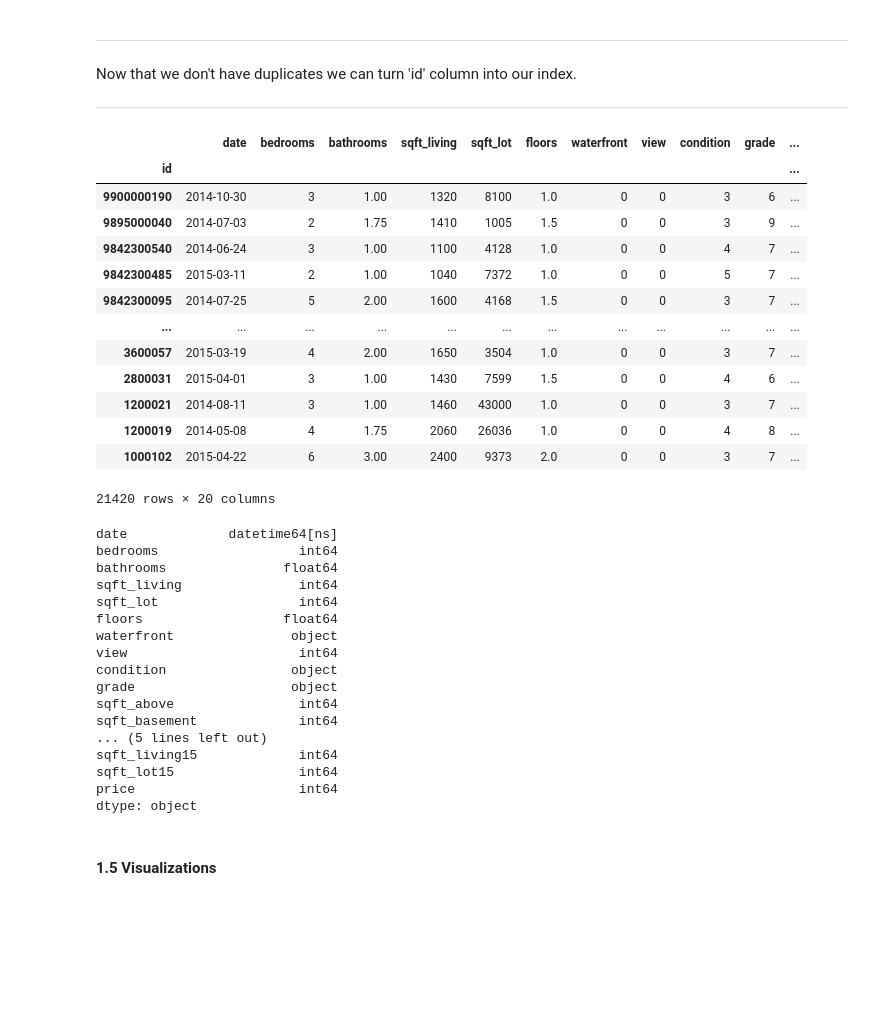
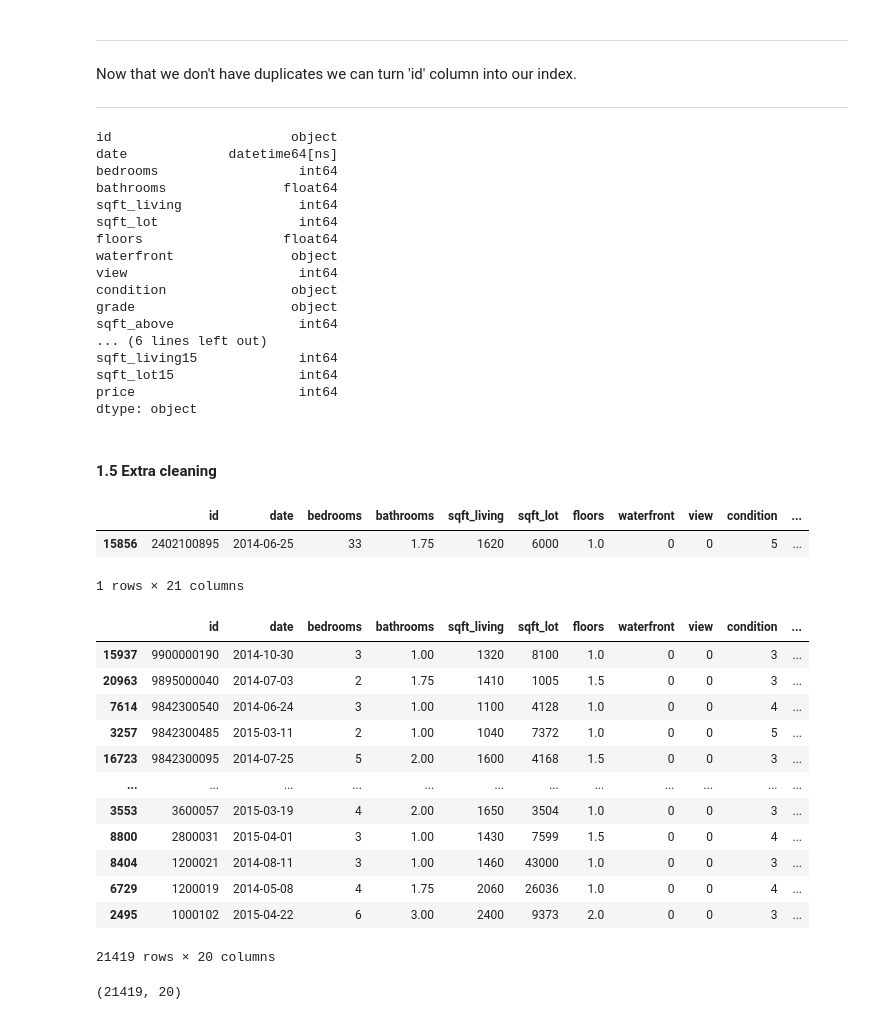
Before and after one commit to TheFriendlyTwin/data_mid_bootcamp_project_regression, a Jupyter notebook: Housing prices - Data Cleaning.ipynb, the cells around one changed output. Drawn from its saved outputs; the diff is of its cells as text; code cells hidden in the pictures; blank space fills up the shorter version.

```diff
--- a/Housing prices - Data Cleaning.ipynb
+++ b/Housing prices - Data Cleaning.ipynb
@@ -275,30 +275,11 @@ cleaned_df[cleaned_df['id'].duplicated() == True]
 Now that we don't have duplicates we can turn 'id' column into our index.
 
 ---------------------------------------------------------------------------------------------------
-# %%
-# Set the 'id' column as the index
-cleaned_df.set_index('id', inplace=True)
-
-cleaned_df
-# %% [output]
-|  | date | bedrooms | bathrooms | sqft_living | sqft_lot | floors | waterfront | view | condition | grade | ... |
-| id |  |  |  |  |  |  |  |  |  |  | ... |
-| 9900000190 | 2014-10-30 | 3 | 1.00 | 1320 | 8100 | 1.0 | 0 | 0 | 3 | 6 | ... |
-| 9895000040 | 2014-07-03 | 2 | 1.75 | 1410 | 1005 | 1.5 | 0 | 0 | 3 | 9 | ... |
-| 9842300540 | 2014-06-24 | 3 | 1.00 | 1100 | 4128 | 1.0 | 0 | 0 | 4 | 7 | ... |
-| 9842300485 | 2015-03-11 | 2 | 1.00 | 1040 | 7372 | 1.0 | 0 | 0 | 5 | 7 | ... |
-| 9842300095 | 2014-07-25 | 5 | 2.00 | 1600 | 4168 | 1.5 | 0 | 0 | 3 | 7 | ... |
-| ... | ... | ... | ... | ... | ... | ... | ... | ... | ... | ... | ... |
-| 3600057 | 2015-03-19 | 4 | 2.00 | 1650 | 3504 | 1.0 | 0 | 0 | 3 | 7 | ... |
-| 2800031 | 2015-04-01 | 3 | 1.00 | 1430 | 7599 | 1.5 | 0 | 0 | 4 | 6 | ... |
-| 1200021 | 2014-08-11 | 3 | 1.00 | 1460 | 43000 | 1.0 | 0 | 0 | 3 | 7 | ... |
-| 1200019 | 2014-05-08 | 4 | 1.75 | 2060 | 26036 | 1.0 | 0 | 0 | 4 | 8 | ... |
-| 1000102 | 2015-04-22 | 6 | 3.00 | 2400 | 9373 | 2.0 | 0 | 0 | 3 | 7 | ... |
-21420 rows × 20 columns
 # %%
 # Display the data types of the DataFrame
 print(cleaned_df.dtypes)
 # %% [output]
+id                       object
 date             datetime64[ns]
 bedrooms                  int64
 bathrooms               float64
@@ -310,11 +291,8 @@ view                      int64
 condition                object
 grade                    object
 sqft_above                int64
-sqft_basement             int64
-... (5 lines left out)
+... (6 lines left out)
 sqft_living15             int64
 sqft_lot15                int64
 price                     int64
 dtype: object
-# %% [markdown]
-#### 1.5 Visualizations
@@ -340,0 +299,35 @@ for col in categorical_columns:
+# %% [markdown]
+#### 1.5 Extra cleaning
+# %%
+# Check the row that has 33 bedrooms
+cleaned_df[cleaned_df["bedrooms"] == 33]
+# %% [output]
+|  | id | date | bedrooms | bathrooms | sqft_living | sqft_lot | floors | waterfront | view | condition | ... |
+| 15856 | 2402100895 | 2014-06-25 | 33 | 1.75 | 1620 | 6000 | 1.0 | 0 | 0 | 5 | ... |
+1 rows × 21 columns
+# %%
+# We are going to drop the row that has 33 bedrooms, because it doesn't add up with the rest of the information
+final_df = cleaned_df[cleaned_df['bedrooms'] != 33]
+# %%
+# Dropping the column yr_renovated as 18033 rows have experienced a renovation but the year renovated shows as 0
+final_df = final_df.drop('yr_renovated', axis=1)
+# %%
+final_df
+# %% [output]
+|  | id | date | bedrooms | bathrooms | sqft_living | sqft_lot | floors | waterfront | view | condition | ... |
+| 15937 | 9900000190 | 2014-10-30 | 3 | 1.00 | 1320 | 8100 | 1.0 | 0 | 0 | 3 | ... |
+| 20963 | 9895000040 | 2014-07-03 | 2 | 1.75 | 1410 | 1005 | 1.5 | 0 | 0 | 3 | ... |
+| 7614 | 9842300540 | 2014-06-24 | 3 | 1.00 | 1100 | 4128 | 1.0 | 0 | 0 | 4 | ... |
+| 3257 | 9842300485 | 2015-03-11 | 2 | 1.00 | 1040 | 7372 | 1.0 | 0 | 0 | 5 | ... |
+| 16723 | 9842300095 | 2014-07-25 | 5 | 2.00 | 1600 | 4168 | 1.5 | 0 | 0 | 3 | ... |
+| ... | ... | ... | ... | ... | ... | ... | ... | ... | ... | ... | ... |
+| 3553 | 3600057 | 2015-03-19 | 4 | 2.00 | 1650 | 3504 | 1.0 | 0 | 0 | 3 | ... |
+| 8800 | 2800031 | 2015-04-01 | 3 | 1.00 | 1430 | 7599 | 1.5 | 0 | 0 | 4 | ... |
+| 8404 | 1200021 | 2014-08-11 | 3 | 1.00 | 1460 | 43000 | 1.0 | 0 | 0 | 3 | ... |
+| 6729 | 1200019 | 2014-05-08 | 4 | 1.75 | 2060 | 26036 | 1.0 | 0 | 0 | 4 | ... |
+| 2495 | 1000102 | 2015-04-22 | 6 | 3.00 | 2400 | 9373 | 2.0 | 0 | 0 | 3 | ... |
+21419 rows × 20 columns
+# %%
+final_df.shape
+# %% [output]
+(21419, 20)
```
Also changed, not shown: parts of 8 cells of this notebook, 1 other file.
